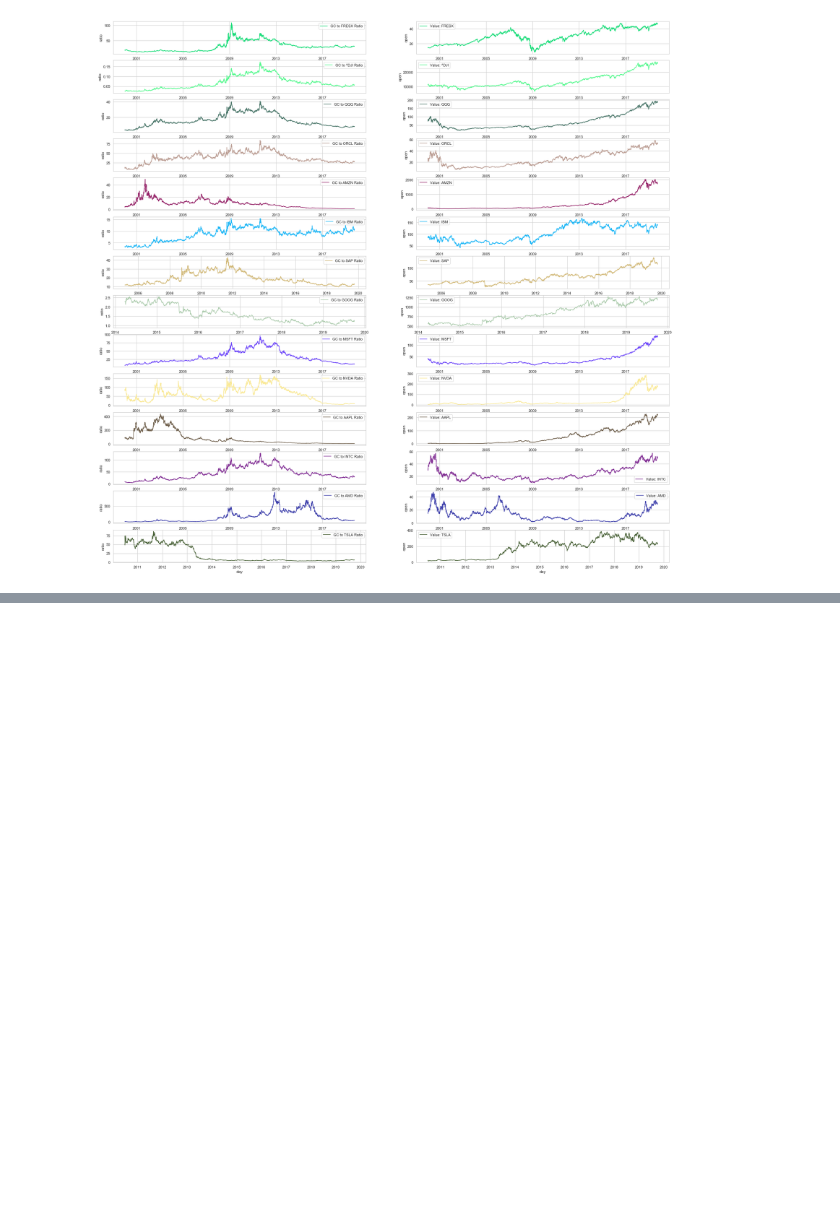
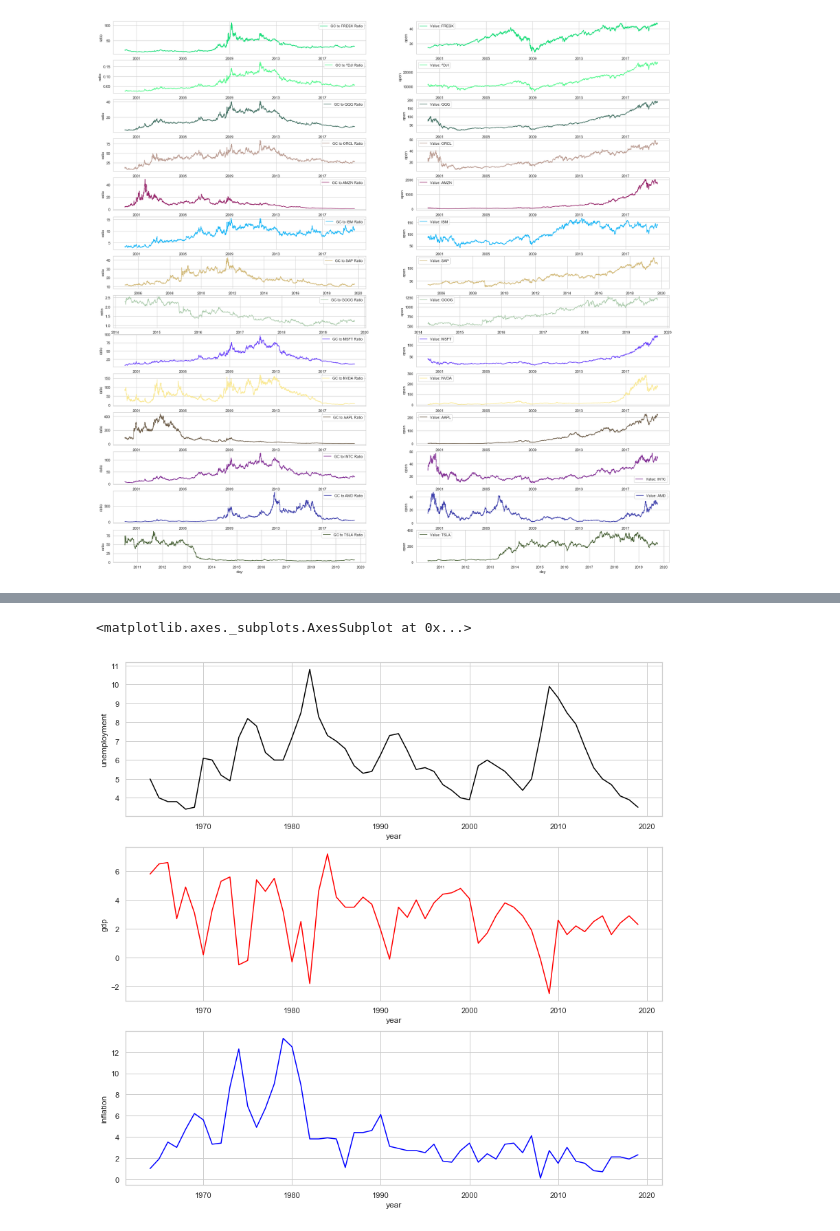
Before and after one commit to mixaal/DL, a Jupyter notebook: TraderShader.ipynb, the cells around one changed output, grey strips where cells are left out. Saved outputs shown, nothing was run; the diff lists cells and outputs as text; code cells hidden in the pictures; blank space fills up the shorter version.

```diff
--- a/TraderShader.ipynb
+++ b/TraderShader.ipynb
@@ -103,0 +142,5 @@ for i in range(len(tex)):
+# %%
+df = pd.read_sql_query("""
+select * from us_stats where year>1963
+""", conn)
+df.head()
@@ -103,0 +154,11 @@ for i in range(len(tex)):
+# %%
+plt.figure(figsize=(14,14))
+plt.subplot(3, 1, 1)
+sns.lineplot(df['year'], df['unemployment'], color='black')
+plt.subplot(3, 1, 2)
+sns.lineplot(df['year'], df['gdp'], color='red')
+plt.subplot(3, 1, 3)
+sns.lineplot(df['year'], df['inflation'], color='blue')
+# %% [output]
+<matplotlib.axes._subplots.AxesSubplot at 0x...>
+[figure, added]
```
Also changed, not shown: parts of 6 cells of this notebook.
